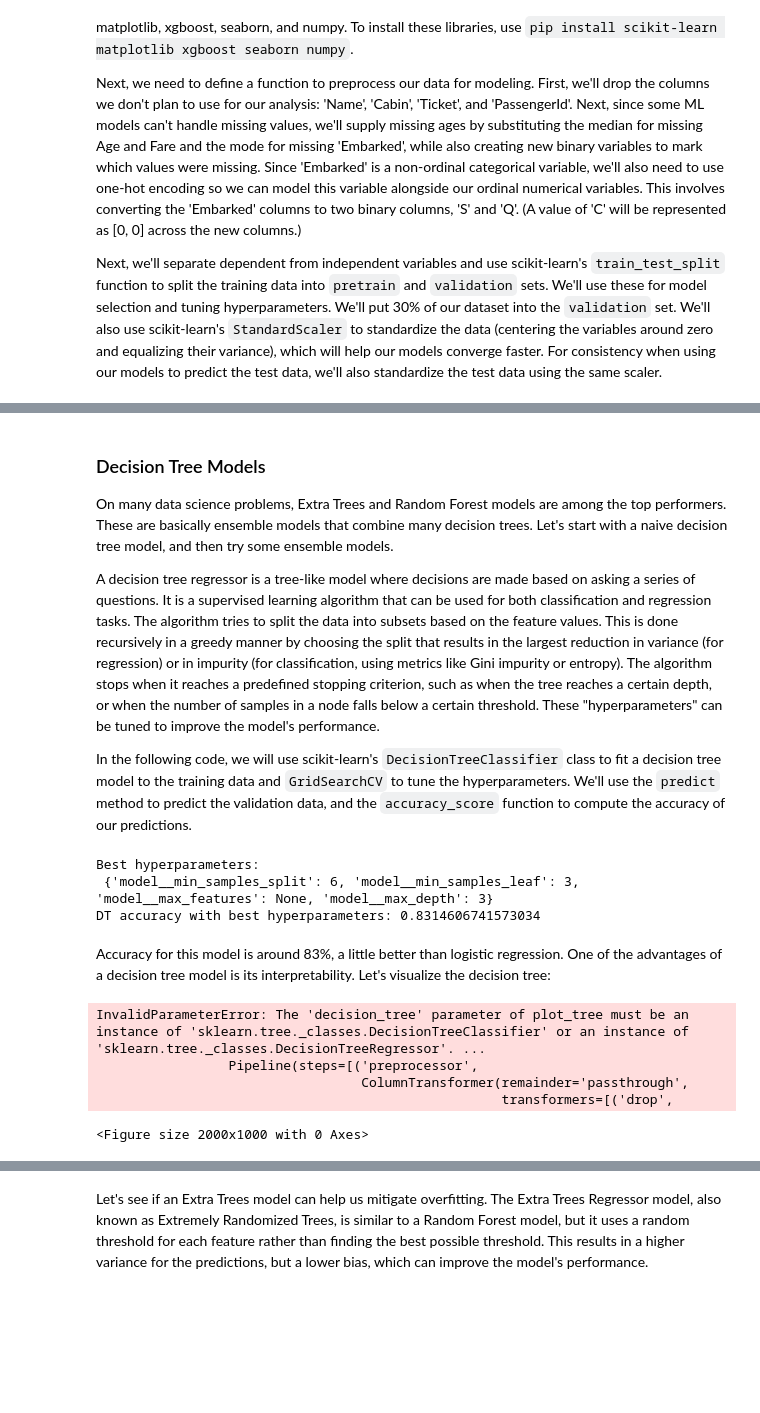
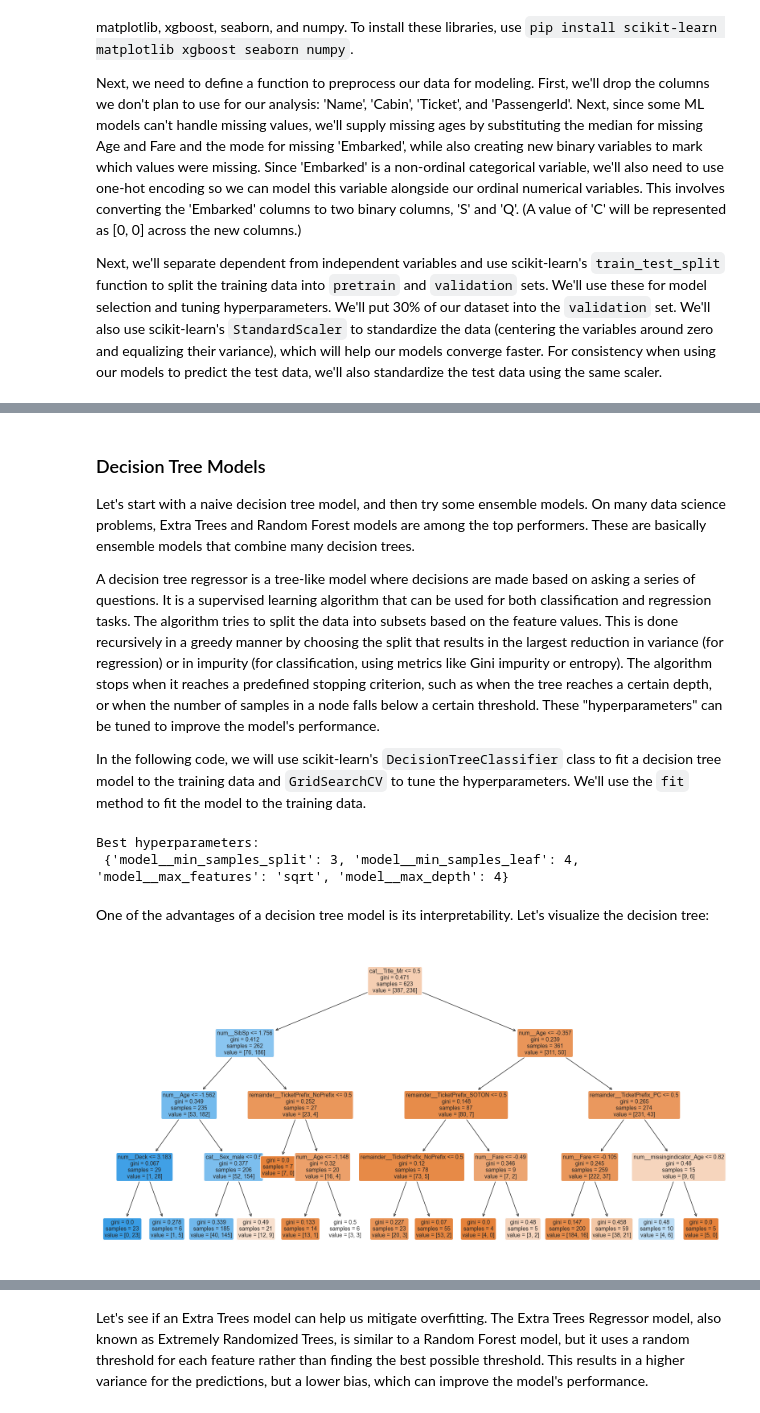
Before and after one commit to chriscarrollsmith/kaggle_notebooks, a Jupyter notebook: Titanic.ipynb, the cells around one changed output, grey strips where cells are left out. Cells and saved outputs as stored; diff of their text form; code cells hidden in the pictures; blank space fills up the shorter version.

```diff
--- a/Titanic.ipynb
+++ b/Titanic.ipynb
@@ -329,0 +480,11 @@ Interestingly, a few parents with very large families did not survive (perhaps b
+# %%
+# Create one-hot encoded features if TicketPrefix contains CA, PC, A5, A4, SOTON, PARIS, or NOPREFIX
+all_data['TicketPrefix_CA'] = all_data['TicketPrefix'].apply(lambda x: 1 if 'CA' in x else 0)
+all_data['TicketPrefix_PC'] = all_data['TicketPrefix'].apply(lambda x: 1 if 'PC' in x else 0)
+all_data['TicketPrefix_A5'] = all_data['TicketPrefix'].apply(lambda x: 1 if 'A5' in x else 0)
+all_data['TicketPrefix_SOTON'] = all_data['TicketPrefix'].apply(lambda x: 1 if 'SOTON' in x else 0)
+all_data['TicketPrefix_PARIS'] = all_data['TicketPrefix'].apply(lambda x: 1 if 'PARIS' in x else 0)
+all_data['TicketPrefix_NoPrefix'] = all_data['TicketPrefix'].apply(lambda x: 1 if 'NOPREFIX' in x else 0)
+
+# Count sums of one-hot encoded features
+print(all_data[['TicketPrefix_CA', 'TicketPrefix_PC', 'TicketPrefix_A5', 'TicketPrefix_SOTON', 'TicketPrefix_PARIS', 'TicketPrefix_NoPrefix']].sum())
@@ -488,36 +826,31 @@ As we learned during data exploration, Age has a nonlinear relationship to Survi
 # %% [markdown]
 ### Decision Tree Models
 
-On many data science problems, Extra Trees and Random Forest models are among the top performers. These are basically ensemble models that combine many decision trees. Let's start with a naive decision tree model, and then try some ensemble models.
+Let's start with a naive decision tree model, and then try some ensemble models. On many data science problems, Extra Trees and Random Forest models are among the top performers. These are basically ensemble models that combine many decision trees.
 
 A decision tree regressor is a tree-like model where decisions are made based on asking a series of questions. It is a supervised learning algorithm that can be used for both classification and regression tasks. The algorithm tries to split the data into subsets based on the feature values. This is done recursively in a greedy manner by choosing the split that results in the largest reduction in variance (for regression) or in impurity (for classification, using metrics like Gini impurity or entropy). The algorithm stops when it reaches a predefined stopping criterion, such as when the tree reaches a certain depth, or when the number of samples in a node falls below a certain threshold. These "hyperparameters" can be tuned to improve the model's performance.
 
-In the following code, we will use scikit-learn's `DecisionTreeClassifier` class to fit a decision tree model to the training data and `GridSearchCV` to tune the hyperparameters. We'll use the `predict` method to predict the validation data, and the `accuracy_score` function to compute the accuracy of our predictions.
+In the following code, we will use scikit-learn's `DecisionTreeClassifier` class to fit a decision tree model to the training data and `GridSearchCV` to tune the hyperparameters. We'll use the `fit` method to fit the model to the training data.
 # %%
 from sklearn.tree import DecisionTreeClassifier
 from sklearn.model_selection import RandomizedSearchCV
 
-# Define preprocessing pipeline
-preprocessing = Pipeline([
-    ('preprocessor', preprocessor)
-])
-
 # Define the full pipeline with preprocessing and model
-dt_pipeline = Pipeline([
-    ('preprocessing', preprocessing),
+dt_pipeline = Pipeline(steps=[
+    ('preprocessor', preprocessor),
     ('model', DecisionTreeClassifier(random_state=seed))
 ])
 
 # Define the hyperparameters and their possible values
 param_distributions = {
-    'model__max_depth': [None] + list(range(1, 8)),
+    'model__max_depth': list(range(1, number_of_features)),
     'model__min_samples_split': range(2, 11),
     'model__min_samples_leaf': range(1, 5),
-    'model__max_features': [None, 'sqrt', 'log2']
+    'model__max_features': ['sqrt', 'log2']
 }
 
 # Use RandomizedSearchCV to search for the best hyperparameters
-random_search = RandomizedSearchCV(
+dt_search = RandomizedSearchCV(
         estimator=dt_pipeline,
         param_distributions=param_distributions,
         scoring=custom_scorer,
@@ -528,36 +861,28 @@ random_search = RandomizedSearchCV(
     )
 
 # Fit the model
-random_search.fit(x_pretrain, y_pretrain)
+dt_search.fit(X=x_pretrain, y=y_pretrain)
 
 # Get the best hyperparameters from the grid search
-best_params = random_search.best_params_
+best_params = dt_search.best_params_
 
-# Get the best estimator and make predictions
-best_dt = random_search.best_estimator_
-dt_prediction = best_dt.predict(X=x_pretrain)
-dt_score = thresholded_accuracy(y_true=y_pretrain, y_pred=dt_prediction)
+# Get the best estimator
+best_dt = dt_search.best_estimator_
 
-# Print the hyperparameters and thresholded accuracy score
+# Print the hyperparameters
 print("Best hyperparameters:\n", best_params)
-print("DT accuracy with best hyperparameters:", dt_score)
 # %% [output]
 Best hyperparameters:
- {'model__min_samples_split': 6, 'model__min_samples_leaf': 3, 'model__max_features': None, 'model__max_depth': 3}
-DT accuracy with best hyperparameters: 0.8314606741573034
+ {'model__min_samples_split': 3, 'model__min_samples_leaf': 4, 'model__max_features': 'sqrt', 'model__max_depth': 4}
 # %% [markdown]
-Accuracy for this model is around 83%, a little better than logistic regression. One of the advantages of a decision tree model is its interpretability. Let's visualize the decision tree:
+One of the advantages of a decision tree model is its interpretability. Let's visualize the decision tree:
 # %%
 from sklearn.tree import plot_tree
 import matplotlib.pyplot as plt
 
 plt.figure(figsize=(20, 10))
-plot_tree(decision_tree=best_dt, feature_names=columns, filled=True, rounded=True, fontsize=10)
+plot_tree(decision_tree=best_dt['model'], feature_names=columns, filled=True, rounded=True, fontsize=10)
 plt.show()
 # %% [output]
-InvalidParameterError: The 'decision_tree' parameter of plot_tree must be an instance of 'sklearn.tree._classes.DecisionTreeClassifier' or an instance of 'sklearn.tree._classes.DecisionTreeRegressor'. ...
-                 Pipeline(steps=[('preprocessor',
-                                  ColumnTransformer(remainder='passthrough',
-                                                    transformers=[('drop',
-<Figure size 2000x1000 with 0 Axes>
+[figure, added]
 # %% [markdown]
```
Also changed, not shown: parts of 81 cells of this notebook, 9 other files.
